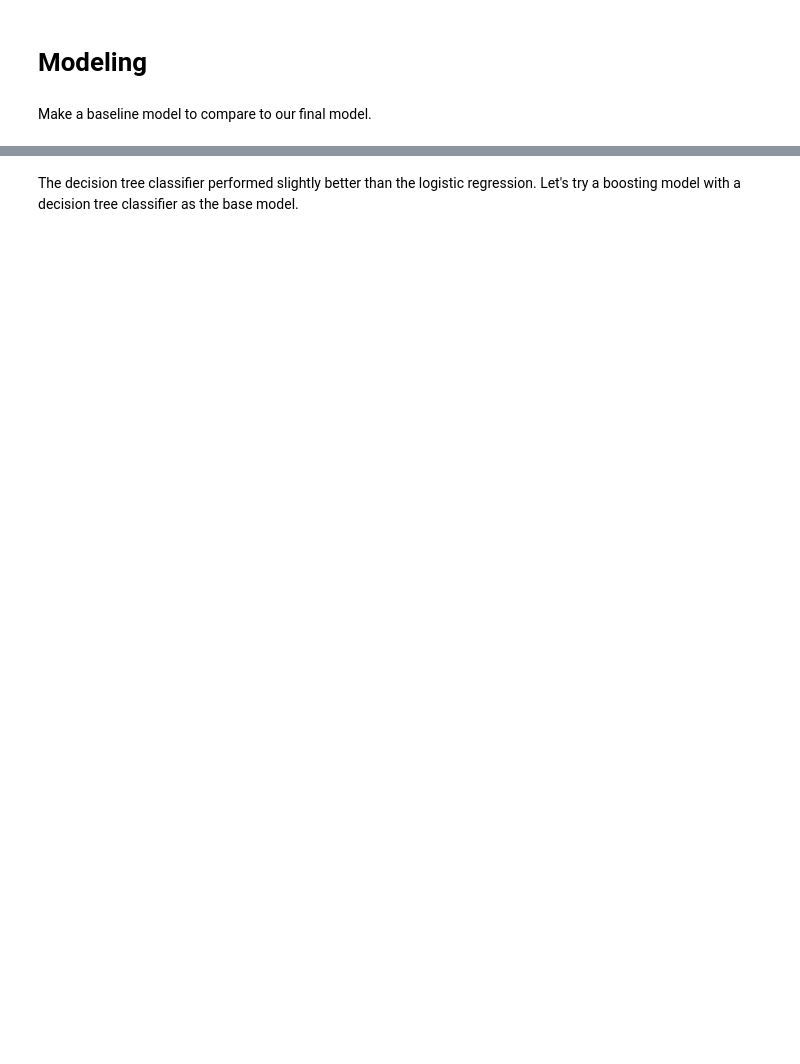
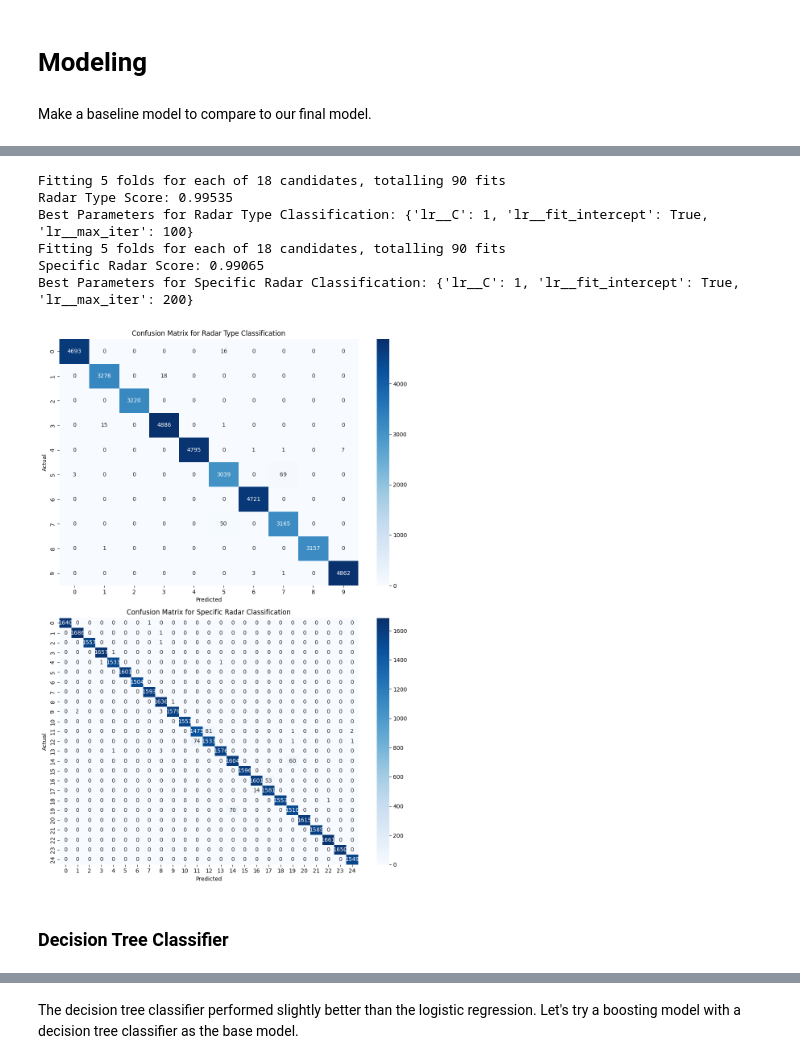
Before and after one commit to Nublaikhan/berkeley-ai-ml-cert, a Jupyter notebook: capstone/Capstone_EDA.ipynb, the cells around one changed output, grey strips where cells are left out. Cells and saved outputs as stored; diff of their text form; code cells hidden in the pictures; blank space fills up the shorter version.

```diff
--- a/capstone/Capstone_EDA.ipynb
+++ b/capstone/Capstone_EDA.ipynb
@@ -274,0 +213,58 @@ We can see here that a LogisticRegression model on its own is not sufficient.  L
+# %%
+# Set up the Logistic Regression parameter grid
+param_grid = {
+    'lr__C': [0.01, 0.1, 1],
+    'lr__fit_intercept': [True, False],
+    'lr__max_iter': [100, 200, 500]
+}
+# %%
+# Setup the pipeline with Logistic Regression
+pipe_reg = Pipeline([
+    ('scaler', StandardScaler()),
+    ('lr', LogisticRegression(max_iter=1000))
+])
+
+grid = GridSearchCV(pipe_reg, param_grid, cv=5, n_jobs=-1, verbose=1)
+
+grid.fit(X_train_t, y_train_t)
+print("Radar Type Score: " + str(grid.best_estimator_.score(X_test_t, y_test_t)))
+print("Best Parameters for Radar Type Classification: " + str(grid.best_params_))
+
+# Generate predictions for confusion matrices
+y_pred_t = grid.best_estimator_.predict(X_test_t)
+cm_t = confusion_matrix(y_test_t, y_pred_t)
+
+grid.fit(X_train_name, y_train_name)
+print("Specific Radar Score: " + str(grid.best_estimator_.score(X_test_name, y_test_name)))
+print("Best Parameters for Specific Radar Classification: " + str(grid.best_params_))
+
+y_pred_name = grid.best_estimator_.predict(X_test_name)
+cm_name = confusion_matrix(y_test_name, y_pred_name)
+
+# Create a figure with 2 subplots for confusion matrices
+fig, axes = plt.subplots(2, 1, figsize=(10, 14))
+
+# First subplot: Radar Type Classification confusion matrix
+sns.heatmap(cm_t, annot=True, fmt='d', cmap='Blues', ax=axes[0])
+axes[0].set_title('Confusion Matrix for Radar Type Classification')
+axes[0].set_xlabel('Predicted')
+axes[0].set_ylabel('Actual')
+
+# Second subplot: Specific Radar Classification confusion matrix
+sns.heatmap(cm_name, annot=True, fmt='d', cmap='Blues', ax=axes[1])
+axes[1].set_title('Confusion Matrix for Specific Radar Classification')
+axes[1].set_xlabel('Predicted')
+axes[1].set_ylabel('Actual')
+
+plt.tight_layout()
+plt.show()
+# %% [output]
+Fitting 5 folds for each of 18 candidates, totalling 90 fits
+Radar Type Score: 0.99535
+Best Parameters for Radar Type Classification: {'lr__C': 1, 'lr__fit_intercept': True, 'lr__max_iter': 100}
+Fitting 5 folds for each of 18 candidates, totalling 90 fits
+Specific Radar Score: 0.99065
+Best Parameters for Specific Radar Classification: {'lr__C': 1, 'lr__fit_intercept': True, 'lr__max_iter': 200}
+[figure, added]
+# %% [markdown]
+### Decision Tree Classifier
```
Also changed, not shown: parts of 38 cells of this notebook, 4 other files.
